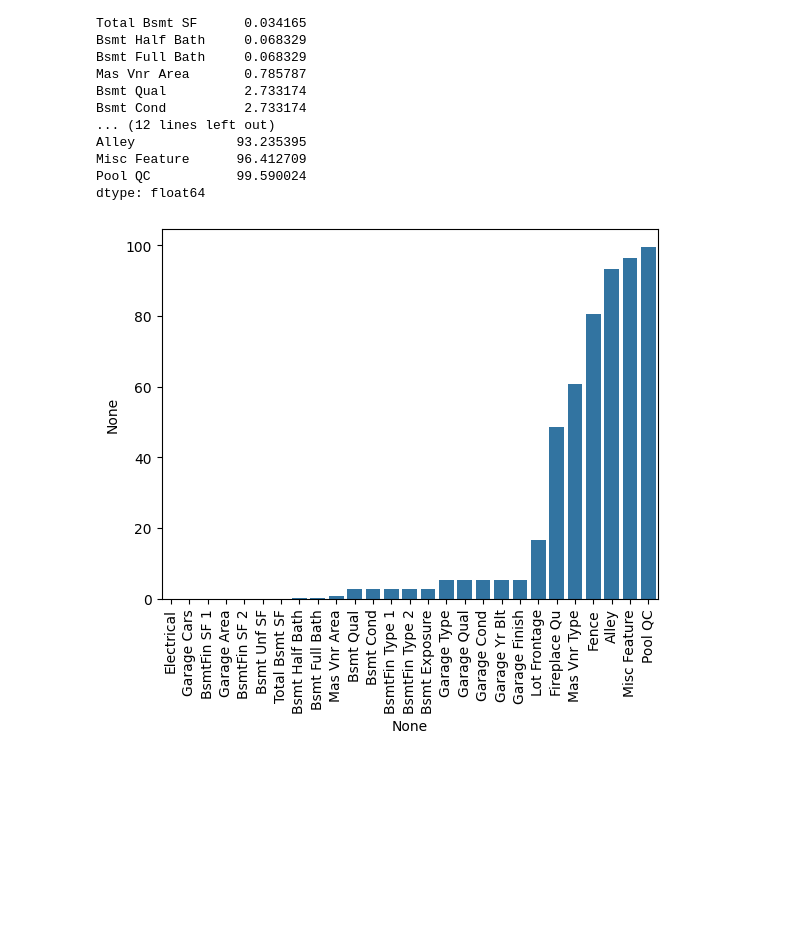
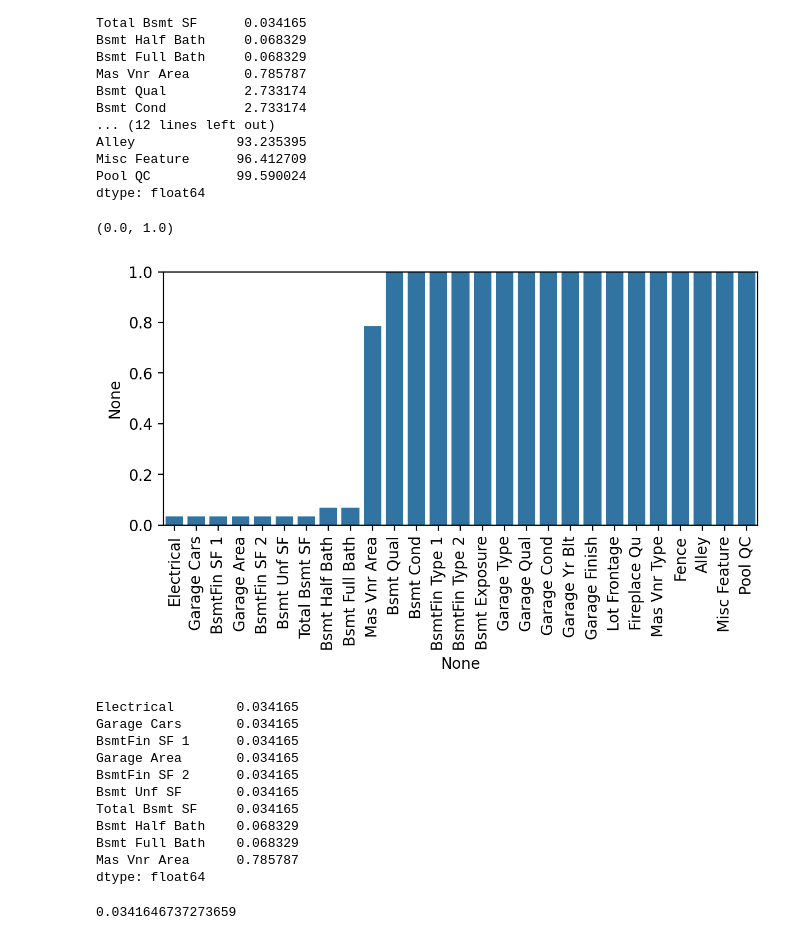
Before and after one commit to rostya-codes/Machine-Learning-Data-Science, a Jupyter notebook: Feature Engineering/p35.ipynb, the cells around one changed output. Saved outputs shown, nothing was run; the diff lists cells and outputs as text; code cells hidden in the pictures; blank space fills up the shorter version.

```diff
--- a/Feature Engineering/p35.ipynb
+++ b/Feature Engineering/p35.ipynb
@@ -121,7 +121,28 @@ Misc Feature      96.412709
 Pool QC           99.590024
 dtype: float64
 # %%
+plt.figure(figsize=(7, 3), dpi=200)
 sns.barplot(x=percent_nan.index, y=percent_nan)
-plt.xticks(rotation=90);
+plt.xticks(rotation=90)
+plt.ylim(0, 1)  # Значения от 0 до 1
 # %% [output]
+(0.0, 1.0)
-[figure, old version]
+[figure, new version]
+# %%
+percent_nan[percent_nan < 1]
+# %% [output]
+Electrical        0.034165
+Garage Cars       0.034165
+BsmtFin SF 1      0.034165
+Garage Area       0.034165
+BsmtFin SF 2      0.034165
+Bsmt Unf SF       0.034165
+Total Bsmt SF     0.034165
+Bsmt Half Bath    0.068329
+Bsmt Full Bath    0.068329
+Mas Vnr Area      0.785787
+dtype: float64
+# %%
+100 / len(df)
+# %% [output]
+0.0341646737273659
```
Also changed, not shown: parts of 3 cells of this notebook.
